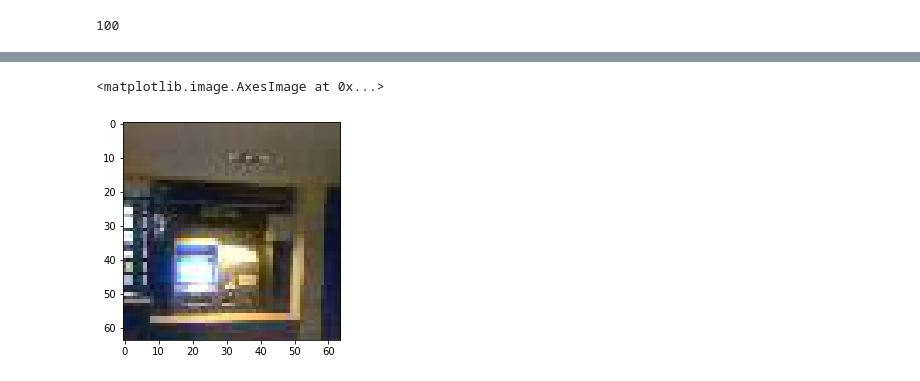
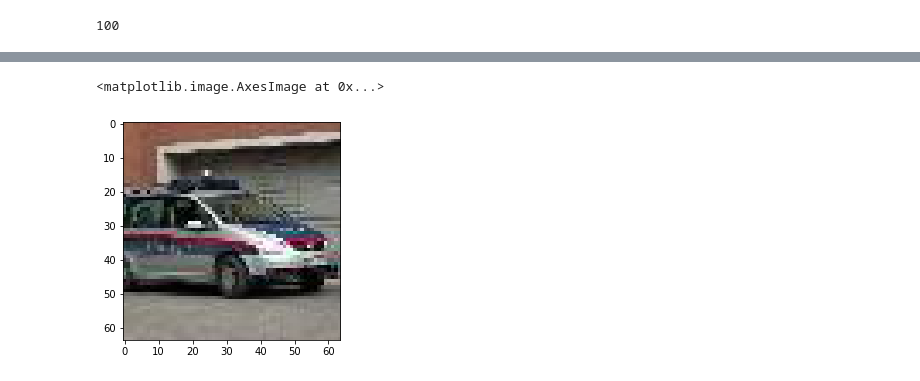
Before and after one commit to AdamFulton/thesis, a Jupyter notebook: MobileNet/MobileNet.ipynb, the cells around one changed output, grey strips where cells are left out. Drawn from its saved outputs; the diff is of its cells as text; code cells hidden in the pictures.

```diff
--- a/MobileNet/MobileNet.ipynb
+++ b/MobileNet/MobileNet.ipynb
@@ -100,12 +100,12 @@ for images,labels in test_loader:
     out = model(images)
     break
 # %%
-i = img_tensor[6]
+i = img_tensor[12]
 img = trans(i)
 plt.imshow(img)
 # %% [output]
 <matplotlib.image.AxesImage at 0x...>
-[figure, old version]
+[figure, new version]
 # %%
 
 
```
Also changed, not shown: parts of 2 cells of this notebook, 13 other files.
